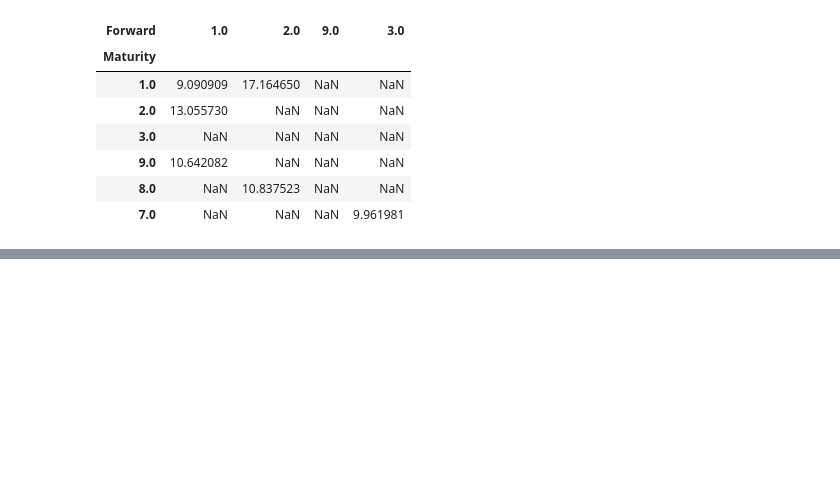
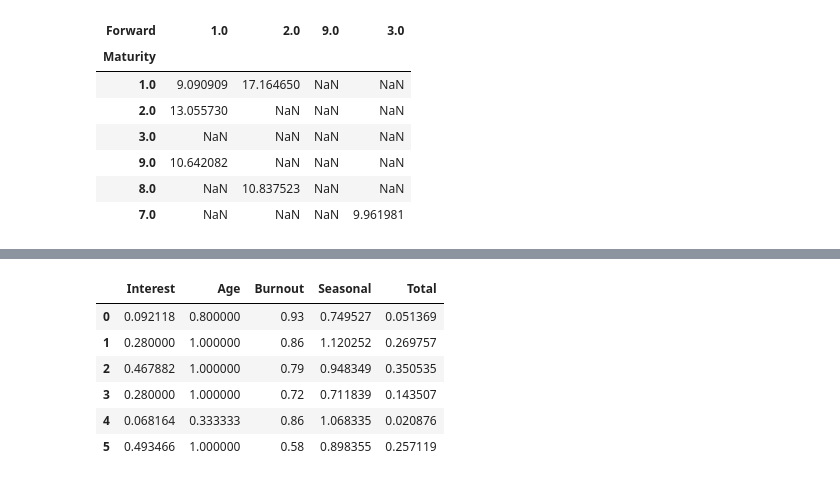
Before and after one commit to abehrman/zeusRMBS, a Jupyter notebook: zeusRMBS sandbox.ipynb, the cells around one changed output, grey strips where cells are left out. Cells and saved outputs as stored; diff of their text form; code cells hidden in the pictures; blank space fills up the shorter version.

```diff
--- a/zeusRMBS sandbox.ipynb
+++ b/zeusRMBS sandbox.ipynb
@@ -623,0 +780,3 @@ TypeError: Don't know what to do with that image object
+# %%
+ex5_9 = pd.read_json('{"Current Coupon":{"0":8,"1":7,"2":6,"3":8,"4":9,"5":7},"WAC":{"0":9,"1":9,"2":9,"3":10,"4":7,"5":14},"Age":{"0":24,"1":50,"2":75,"3":50,"4":10,"5":120},"Factor":{"0":0.9,"1":0.8,"2":0.7,"3":0.6,"4":0.8,"5":0.4},"Month":{"0":"Jan","1":"Jul","2":"Mar","3":"Feb","4":"Oct","5":"Nov"}}')
+seasonality = pd.read_json('{"Month":{"0":"Jan","1":"Feb","2":"Mar","3":"Apr","4":"May","5":"Jun","6":"Jul","7":"Aug","8":"Sep","9":"Oct","10":"Nov","11":"Dec","12":"Average"},"Average":{"0":4.8725,"1":4.6275,"2":6.165,"3":6.505,"4":7.0975,"5":7.565,"6":7.2825,"7":8.4375,"8":6.95,"9":6.945,"10":5.84,"11":5.72,"12":6.5025},"Factor":{"0":0.749526683,"1":0.711838836,"2":0.948349308,"3":1.000650811,"4":1.091793871,"5":1.163708437,"6":1.120252041,"7":1.297923323,"8":1.069104248,"9":1.068335108,"10":0.898355224,"11":0.87989587,"12":1.000266241}}')
@@ -623,0 +787,19 @@ TypeError: Don't know what to do with that image object
+# %%
+def age_perc(age, e=30):
+    return min(age/e, 1)
+# %%
+def simple_model(current_coupon, wac, age, burn, month):
+    diff = (wac - current_coupon) * 100
+    interest_effect = interest_rate_effect(0.5,
+                                             0.06,
+                                             200,
+                                             .006,
+                                             diff)
+    seasonal = seasonality.loc[seasonality['Month'] == month
+                               ,'Factor'].values[0]
+    features = {'Interest': interest_effect[4],
+           'Age': age_perc(age=age),
+           'Burnout': burn_perc(factor=burn),
+           'Seasonal': seasonal}
+
+    return features
@@ -623,0 +823,27 @@ TypeError: Don't know what to do with that image object
+# %%
+results = pd.DataFrame(columns=['Interest',
+                                'Age',
+                                'Burnout',
+                                'Seasonal',
+                                'Total'])
+
+results = results.append(list(ex5_9.apply(lambda x: simple_model(x['Current Coupon'],
+                                       x['WAC'],
+                                       x['Age'],
+                                       x['Factor'],
+                                       x['Month']), axis=1)),
+              ignore_index=True)
+results['Total'] = results.apply(lambda x:
+                                x['Interest'] * x['Age']
+                                * x['Burnout'] * x['Seasonal'],
+                                axis=1)
+
+results
+# %% [output]
+|  | Interest | Age | Burnout | Seasonal | Total |
+| 0 | 0.092118 | 0.800000 | 0.93 | 0.749527 | 0.051369 |
+| 1 | 0.280000 | 1.000000 | 0.86 | 1.120252 | 0.269757 |
+| 2 | 0.467882 | 1.000000 | 0.79 | 0.948349 | 0.350535 |
+| 3 | 0.280000 | 1.000000 | 0.72 | 0.711839 | 0.143507 |
+| 4 | 0.068164 | 0.333333 | 0.86 | 1.068335 | 0.020876 |
+| 5 | 0.493466 | 1.000000 | 0.58 | 0.898355 | 0.257119 |
```
Also changed, not shown: parts of 30 cells of this notebook, 4 other files.
